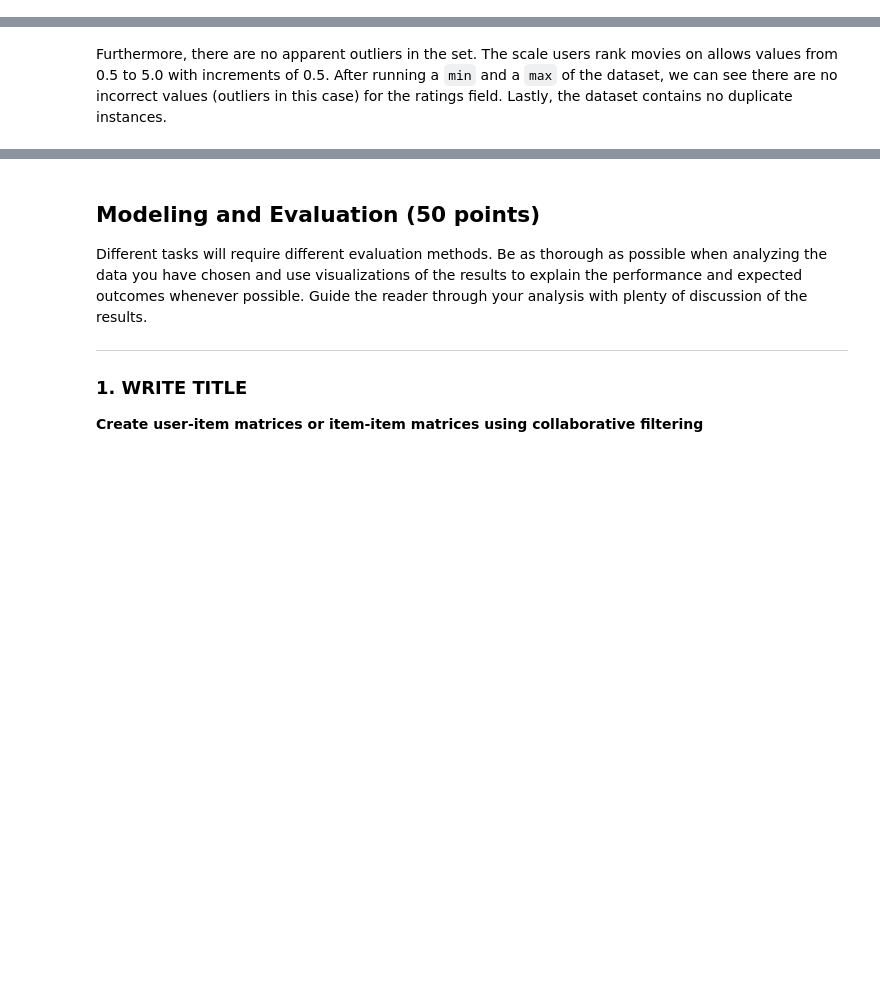
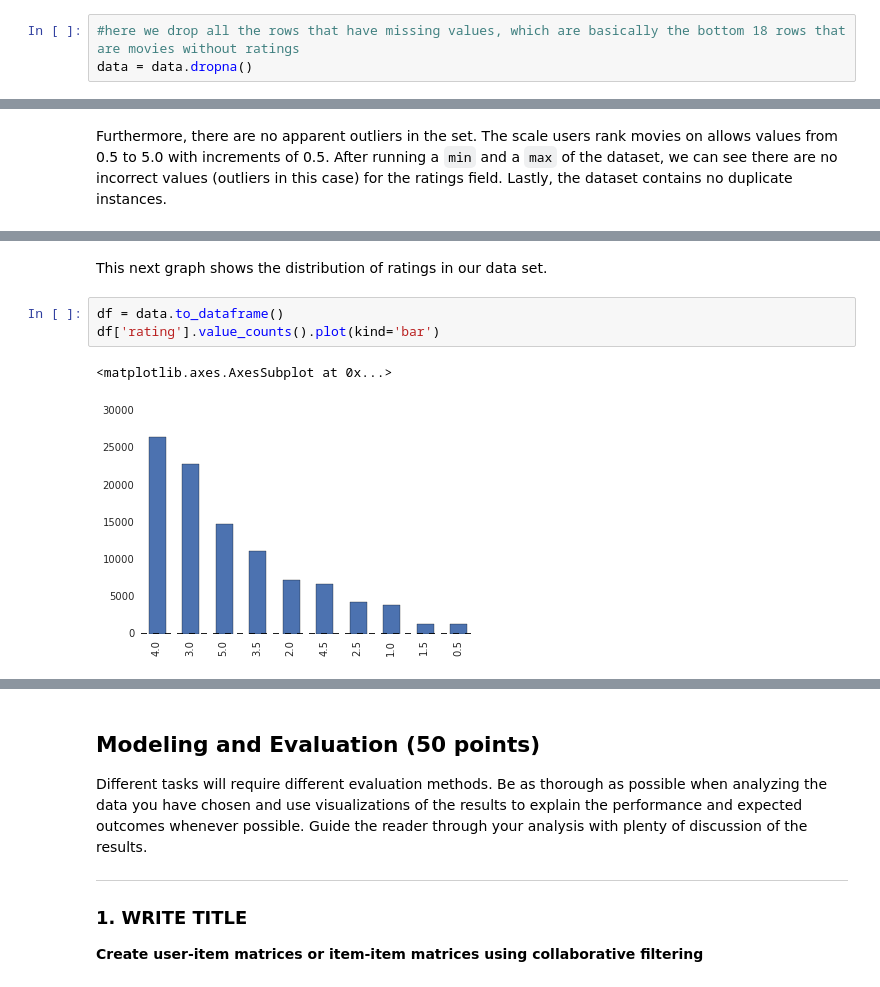
Before and after one commit to SpencerKaiser/DataMining, a Jupyter notebook: 04_AssignmentFour/A4-Master.ipynb, the cells around one changed output, grey strips where cells are left out. Saved outputs shown, nothing was run; the diff lists cells and outputs as text; blank space fills up the shorter version.

```diff
--- a/04_AssignmentFour/A4-Master.ipynb
+++ b/04_AssignmentFour/A4-Master.ipynb
@@ -108,6 +128,9 @@ title | Nominal | N/A | Title of the movie
 genres | Nominal | Action, Adventure, Animation, Children’s, Comedy, Crime, Documentary, Drama, Fantasy, Film-Noir, Horror, Musical, Mystery, Romance, Sci-Fi, Thriller, War, Western, N/A '(no genres listed)' | Genre or genres assigned to each movie
 # %% [markdown]
 Data collection for this dataset began in April of 1996. Since then, the data set has gone through multiple iterations and the result is a high-quality, well-polished dataset. The dataset does not contain missing values in the traditional sense, however, according to the creators of the dataset “Only movies with at least one rating or tag are included in the dataset”, so some instances have missing values for the ratings field. Because the the quantity of these types of instances is low and because we are primarily focusing on rating, we will be removing these instances from the data set.
+# %%
+#here we drop all the rows that have missing values, which are basically the bottom 18 rows that are movies without ratings
+data = data.dropna()
 # %%
 # Use the head to get a general idea of how the data in our data set looks like
 data.head()
@@ -132,0 +162,8 @@ Furthermore, there are no apparent outliers in the set. The scale users rank mov
+# %% [markdown]
+This next graph shows the distribution of ratings in our data set.
+# %%
+df = data.to_dataframe()
+df['rating'].value_counts().plot(kind='bar')
+# %% [output]
+<matplotlib.axes.AxesSubplot at 0x...>
+[figure, added]
```
Also changed, not shown: parts of 11 cells of this notebook.
